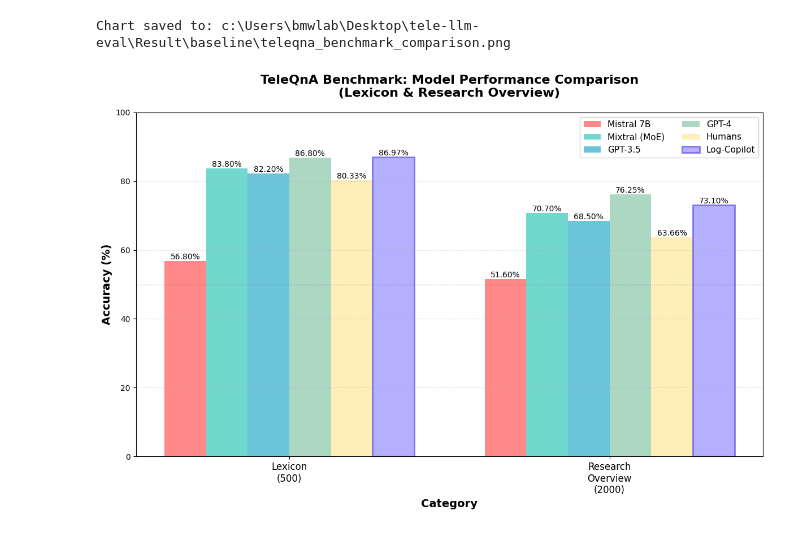
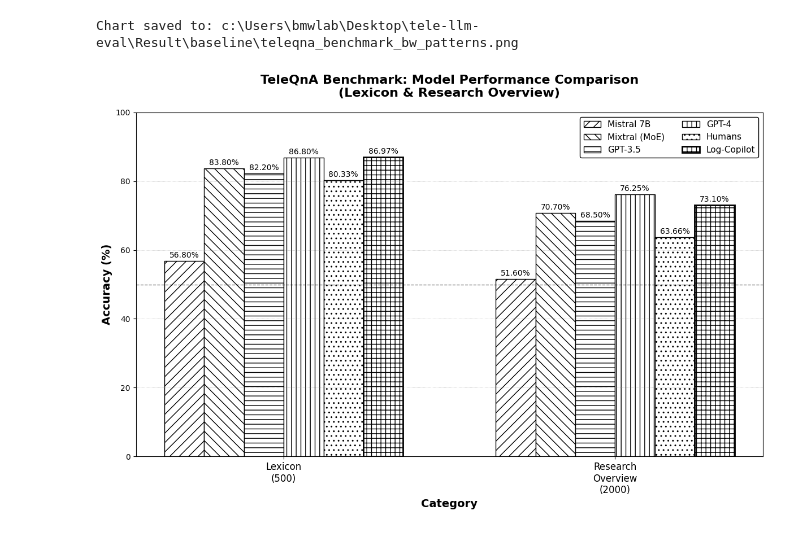
Before and after one commit to johnson-penguin/tele-llm-eval, a Jupyter notebook: Result/baseline/plot_benchmark.ipynb, the cells around one changed output. Cells and saved outputs as stored; diff of their text form; code cells hidden in the pictures.

Commit message:
update figure format

```diff
--- a/Result/baseline/plot_benchmark.ipynb
+++ b/Result/baseline/plot_benchmark.ipynb
@@ -8,76 +18,61 @@ import os
-# %%
-# Benchmark data - Only showing Lexicon and Research Overview
-categories = [
-    'Lexicon\n(500)',
-    'Research\nOverview\n(2000)'
-]
-
-# Accuracy data for each model (in percentage)
-mistral_7b = [56.80, 51.60]
-mixtral_moe = [83.80, 70.70]
-gpt_3_5 = [82.20, 68.50]
-gpt_4 = [86.80, 76.25]
-humans = [80.33, 63.66]
-log_copilot = [86.97, 73.10]  # Our model results
-
-# Set bar width and X-axis positions
-x = np.arange(len(categories))
-width = 0.13  # Width of bars (adjusted for 6 models)
 # %%
 # Create figure and axis
 fig, ax = plt.subplots(figsize=(12, 8))
 
-# Create bars for each model
-bars1 = ax.bar(x - 2.5*width, mistral_7b, width, label='Mistral 7B', color='#FF6B6B', alpha=0.8)
-bars2 = ax.bar(x - 1.5*width, mixtral_moe, width, label='Mixtral (MoE)', color='#4ECDC4', alpha=0.8)
-bars3 = ax.bar(x - 0.5*width, gpt_3_5, width, label='GPT-3.5', color='#45B7D1', alpha=0.8)
-bars4 = ax.bar(x + 0.5*width, gpt_4, width, label='GPT-4', color='#96CEB4', alpha=0.8)
-bars5 = ax.bar(x + 1.5*width, humans, width, label='Humans', color='#FFEAA7', alpha=0.8)
-bars6 = ax.bar(x + 2.5*width, log_copilot, width, label='Log-Copilot', color='#A29BFE', alpha=0.8, edgecolor='#6C5CE7', linewidth=2)
+# --- Create Bars with Patterns ---
+# Define patterns for each model for a black and white publication-ready look
+# Patterns: /, \, |, -, +, x, o, O, ., *
+bars1 = ax.bar(x - 2.5*width, mistral_7b, width, label='Mistral 7B', color='white', edgecolor='black', hatch='//')
+bars2 = ax.bar(x - 1.5*width, mixtral_moe, width, label='Mixtral (MoE)', color='white', edgecolor='black', hatch='\\\\')
+bars3 = ax.bar(x - 0.5*width, gpt_3_5, width, label='GPT-3.5', color='white', edgecolor='black', hatch='--')
+bars4 = ax.bar(x + 0.5*width, gpt_4, width, label='GPT-4', color='white', edgecolor='black', hatch='||')
+bars5 = ax.bar(x + 1.5*width, humans, width, label='Humans', color='white', edgecolor='black', hatch='..')
+# Make Log-Copilot stand out with a cross-hatch and thicker border
+bars6 = ax.bar(x + 2.5*width, log_copilot, width, label='Log-Copilot', color='white', edgecolor='black', hatch='++', linewidth=2)
 
-# Add value labels on bars
+# --- Add Value Labels ---
 def add_value_labels(bars, fontsize=10):
+    """Attaches a text label above each bar displaying its height."""
     for bar in bars:
         height = bar.get_height()
-        ax.text(bar.get_x() + bar.get_width()/2., height,
+        ax.text(bar.get_x() + bar.get_width()/2., height + 0.5,
                 f'{height:.2f}%',
-                ha='center', va='bottom', fontsize=fontsize, fontweight='normal')
+                ha='center', va='bottom', fontsize=fontsize, color='black')
 
 add_value_labels(bars1)
 add_value_labels(bars2)
 add_value_labels(bars3)
 add_value_labels(bars4)
 add_value_labels(bars5)
-add_value_labels(bars6, fontsize=10)  # Highlight our model
+add_value_labels(bars6)
 
-# Customize the plot
+# --- Customize Plot ---
 ax.set_xlabel('Category', fontsize=14, fontweight='bold')
 ax.set_ylabel('Accuracy (%)', fontsize=14, fontweight='bold')
 ax.set_title('TeleQnA Benchmark: Model Performance Comparison\n(Lexicon & Research Overview)',
              fontsize=16, fontweight='bold', pad=20)
 ax.set_xticks(x)
 ax.set_xticklabels(categories, fontsize=12)
-ax.legend(loc='upper right', fontsize=11, framealpha=0.9, ncol=2)
-ax.grid(axis='y', alpha=0.3, linestyle='--')
 ax.set_ylim(0, 100)
 
-# Add a horizontal line at 50% for reference
-ax.axhline(y=50, color='gray', linestyle='--', linewidth=0.8, alpha=0.5)
+# Add a grid and a reference line at 50%
+ax.grid(axis='y', color='gray', linestyle=':', linewidth=0.5, alpha=0.7)
+ax.axhline(y=50, color='black', linestyle='--', linewidth=1, alpha=0.5)
 
+# Create legend
+ax.legend(loc='upper right', fontsize=11, framealpha=1, edgecolor='black', ncol=2)
+
+# Adjust layout
 plt.tight_layout()
 
-# --- Modification: Path handling for Notebook environment ---
-# Use os.getcwd() to get the current working directory instead of __file__
-# because __file__ is not defined in Jupyter Notebooks.
+# --- Save and Show ---
+# Get current working directory for saving
 current_dir = os.getcwd()
-
-# Save the figure
-output_path = os.path.join(current_dir, 'teleqna_benchmark_comparison.png')
+output_path = os.path.join(current_dir, 'teleqna_benchmark_bw_patterns.png')
 plt.savefig(output_path, dpi=300, bbox_inches='tight')
 print(f"Chart saved to: {output_path}")
 
-
 plt.show()
 # %% [output]
-Chart saved to: c:\Users\bmwlab\Desktop\tele-llm-eval\Result\baseline\teleqna_benchmark_comparison.png
+Chart saved to: c:\Users\bmwlab\Desktop\tele-llm-eval\Result\baseline\teleqna_benchmark_bw_patterns.png
-[figure, old version]
+[figure, new version]
```
Also changed, not shown: parts of 1 cell of this notebook, 1 other file.
